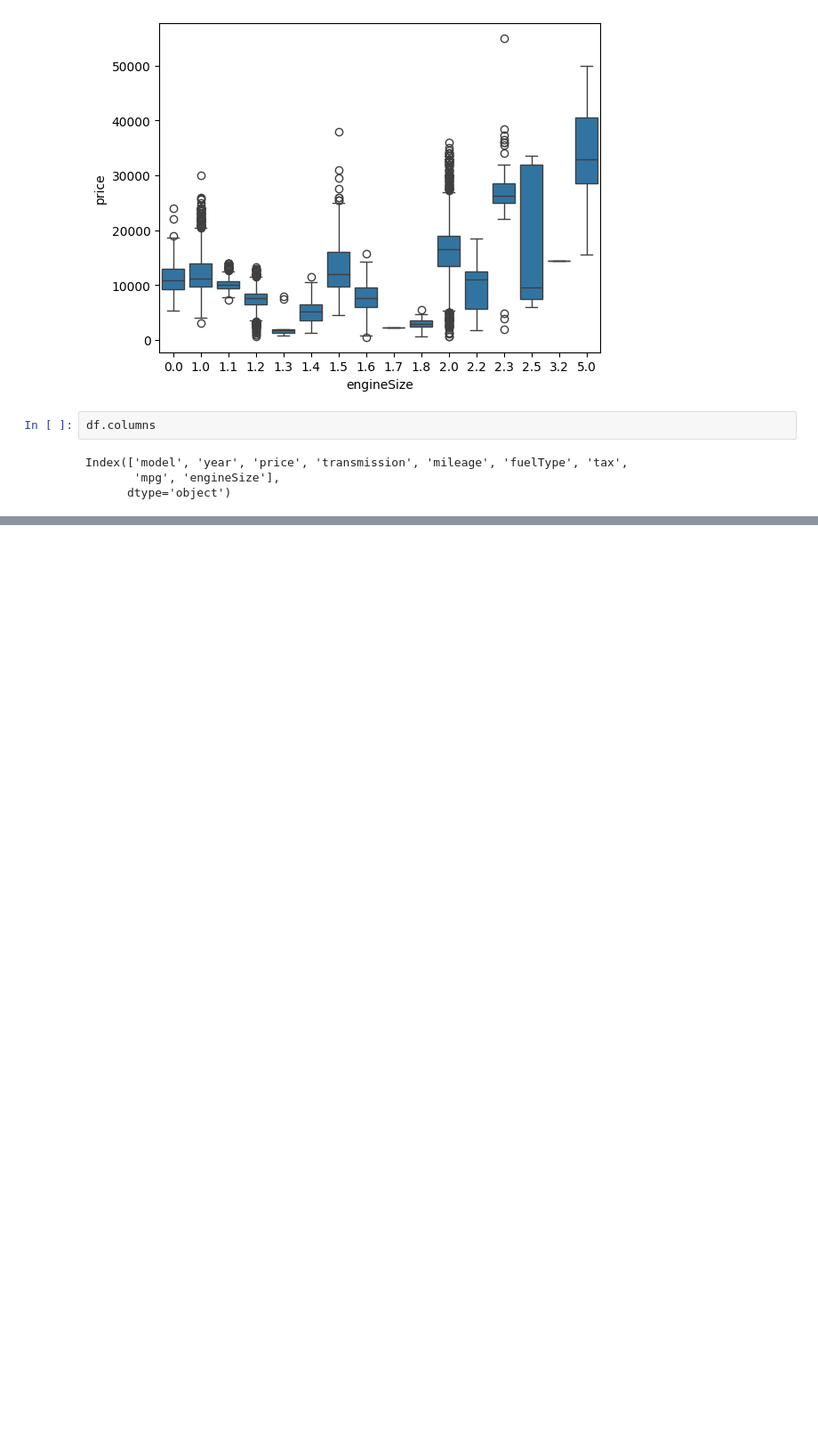
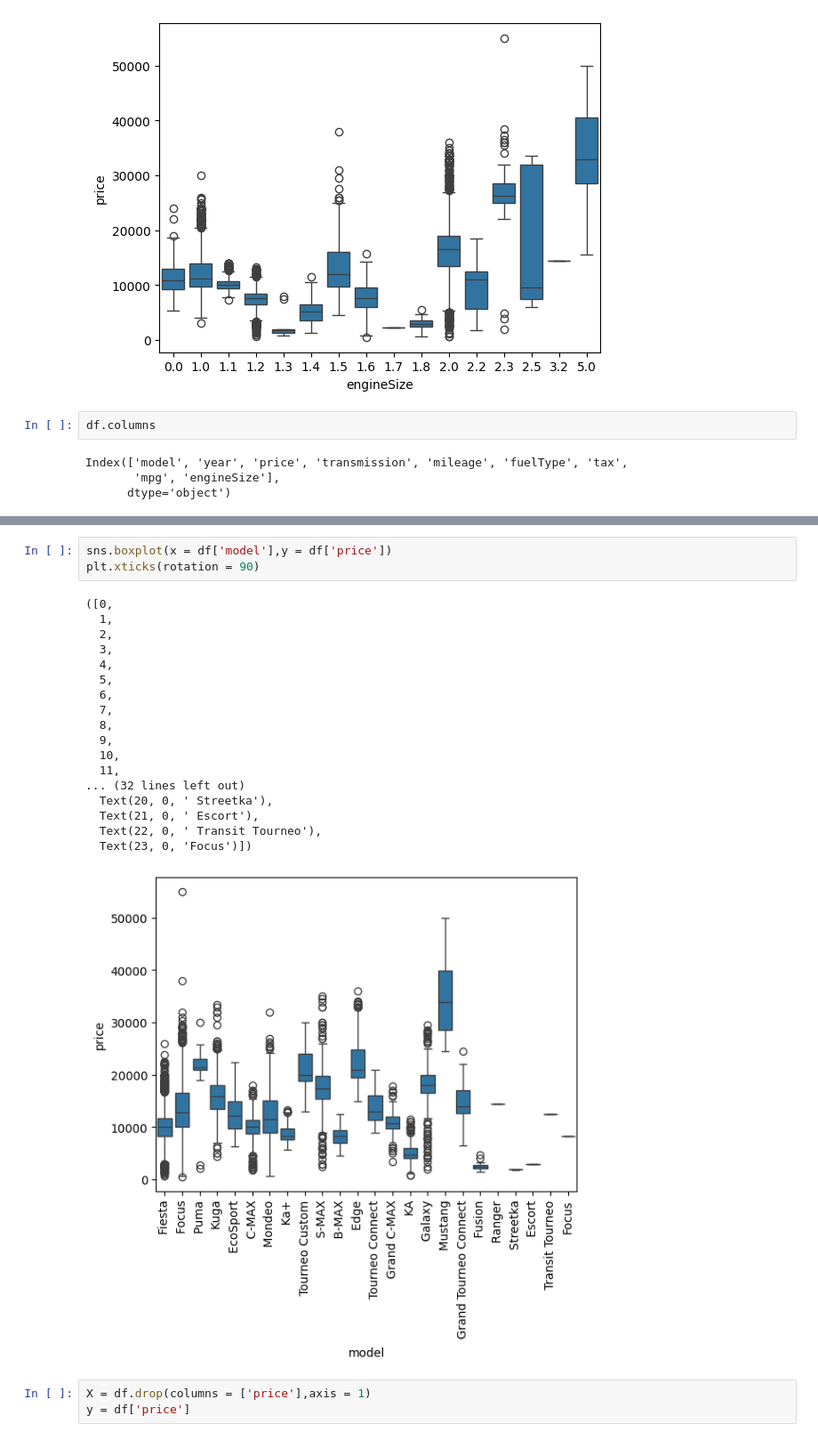
Before and after one commit to Souvikhazra15/ML_projects, a Jupyter notebook: Ford_EDA/ford.ipynb, the cells around one changed output, grey strips where cells are left out. Shown at 89% size. Cells and saved outputs as stored; diff of their text form; blank space fills up the shorter version.

```diff
--- a/Ford_EDA/ford.ipynb
+++ b/Ford_EDA/ford.ipynb
@@ -124,3 +123,28 @@ sns.boxplot(data=df, x='fuelType', y='price')
 # %% [output]
 <Axes: xlabel='fuelType', ylabel='price'>
 [figure]
+# %%
+sns.boxplot(x = df['model'],y = df['price'])
+plt.xticks(rotation = 90)
+# %% [output]
+([0,
+  1,
+  2,
+  3,
+  4,
+  5,
+  6,
+  7,
+  8,
+  9,
+  10,
+  11,
+... (32 lines left out)
+  Text(20, 0, ' Streetka'),
+  Text(21, 0, ' Escort'),
+  Text(22, 0, ' Transit Tourneo'),
+  Text(23, 0, 'Focus')])
+[figure, added]
+# %%
+X = df.drop(columns = ['price'],axis = 1)
+y = df['price']
```
Also changed, not shown: parts of 35 cells of this notebook.
